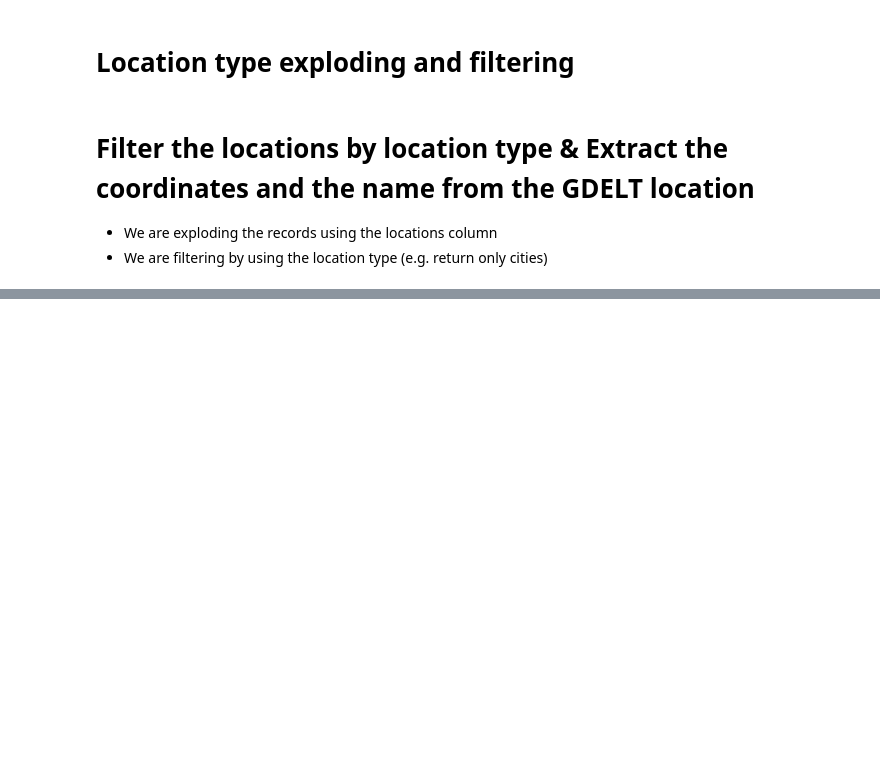
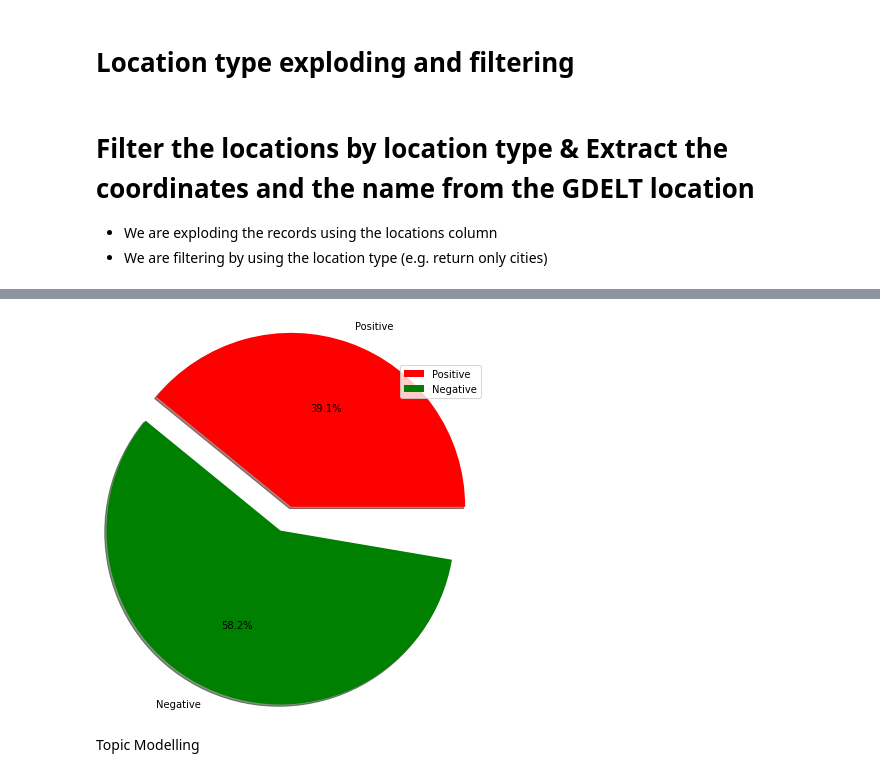
Before and after one commit to denniesbor/Module_3_Twist, a Jupyter notebook: Knowledge_Graph_Queries.ipynb, the cells around one changed output, grey strips where cells are left out. Drawn from its saved outputs; the diff is of its cells as text; code cells hidden in the pictures; blank space fills up the shorter version.

```diff
--- a/Knowledge_Graph_Queries.ipynb
+++ b/Knowledge_Graph_Queries.ipynb
@@ -185,0 +358,19 @@ text = df['GKGRECORDID'].iloc[0]
+# %%
+# plot the sentiments of the titles
+
+positive = df[df['Sentiment'] > 0]
+negative = df[df['Sentiment'] < 0]
+neutral = df[df['Sentiment'] == 0]
+# %%
+# visualize sentiment distribution in pyplot
+colors = ['red','green']
+sizes = [positive.shape[0]/df.shape[0],negative.shape[0]/df.shape[0]]
+explode = [0,0.3]
+labels = ['Positive','Negative']
+plt.pie(x=sizes,labels=labels,explode=explode,colors=colors,shadow=True,radius=2,center=(-0.5,1),autopct='%1.1f%%')
+plt.legend(loc=(1,1))
+plt.show()
+# %% [output]
+[figure, added]
+# %% [markdown]
+Topic Modelling
```
Also changed, not shown: parts of 29 cells of this notebook.
